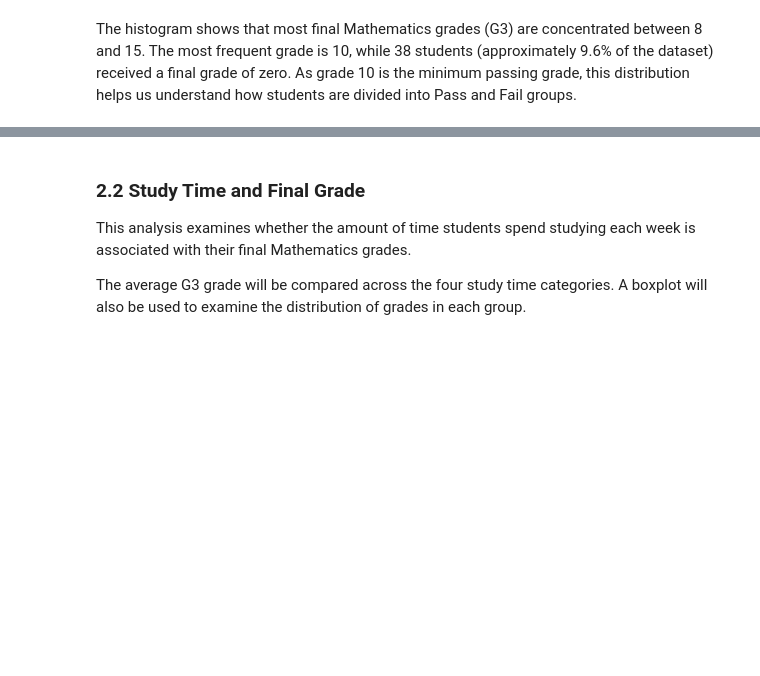
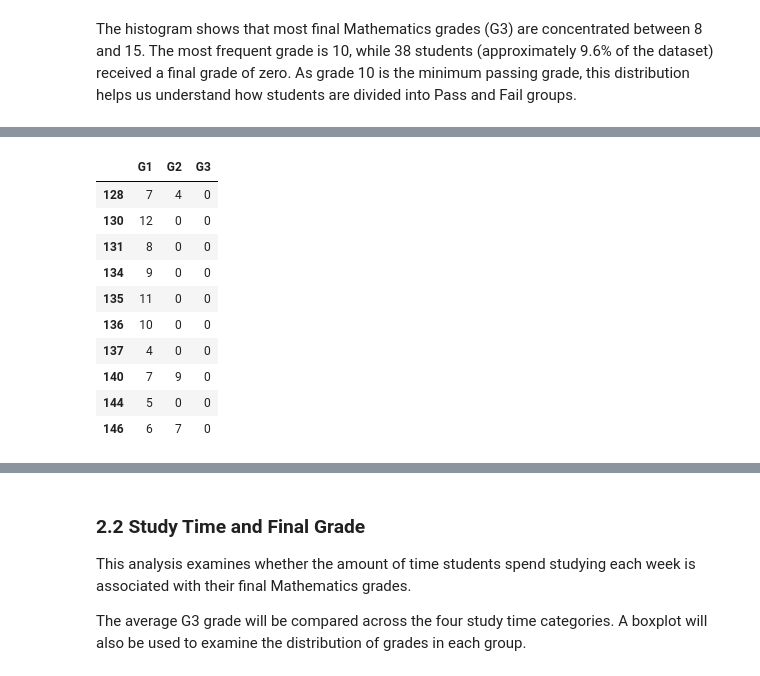
Before and after one commit to sba23349-spec/CA1_MachineLearning_sba23349, a Jupyter notebook: CA1-ML-sba23349.ipynb, the cells around one changed output, grey strips where cells are left out. Drawn from its saved outputs; the diff is of its cells as text; code cells hidden in the pictures; blank space fills up the shorter version.

```diff
--- a/CA1-ML-sba23349.ipynb
+++ b/CA1-ML-sba23349.ipynb
@@ -216,3 +216,8 @@ plt.show()
 [figure]
 # %% [markdown]
 The histogram shows that most final Mathematics grades (G3) are concentrated between 8 and 15. The most frequent grade is 10, while 38 students (approximately 9.6% of the dataset) received a final grade of zero. As grade 10 is the minimum passing grade, this distribution helps us understand how students are divided into Pass and Fail groups.
+# %%
+# Check previous grades for students with G3 = 0
+zero_g3 = df_original[df_original['G3'] == 0]
+
+zero_g3[['G1', 'G2', 'G3']].describe()
@@ -218,0 +234,14 @@ The histogram shows that most final Mathematics grades (G3) are concentrated bet
+# %%
+zero_g3[['G1', 'G2', 'G3']].head(10)
+# %% [output]
+|  | G1 | G2 | G3 |
+| 128 | 7 | 4 | 0 |
+| 130 | 12 | 0 | 0 |
+| 131 | 8 | 0 | 0 |
+| 134 | 9 | 0 | 0 |
+| 135 | 11 | 0 | 0 |
+| 136 | 10 | 0 | 0 |
+| 137 | 4 | 0 | 0 |
+| 140 | 7 | 9 | 0 |
+| 144 | 5 | 0 | 0 |
+| 146 | 6 | 7 | 0 |
```
Also changed, not shown: parts of 6 cells of this notebook.
